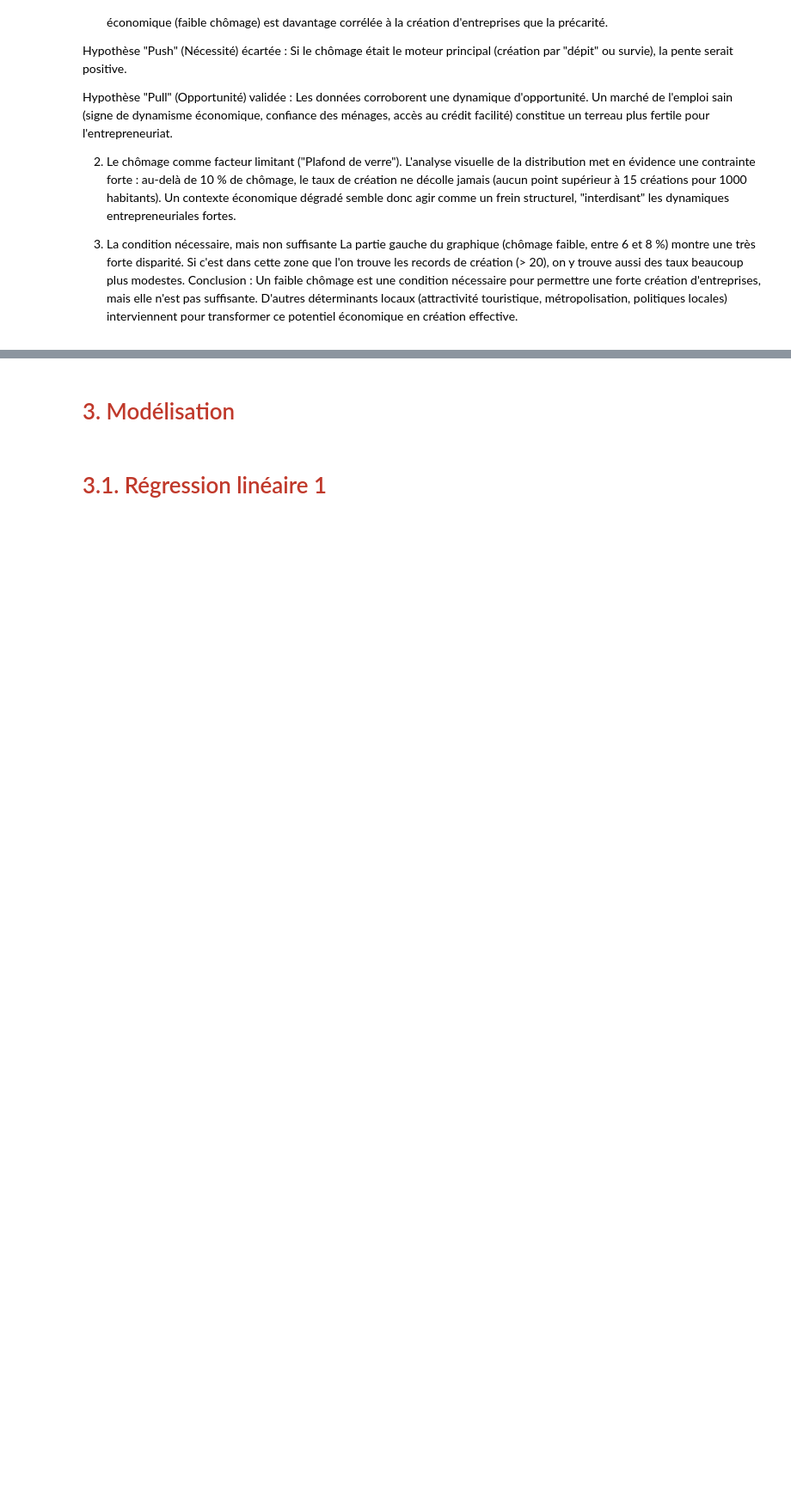
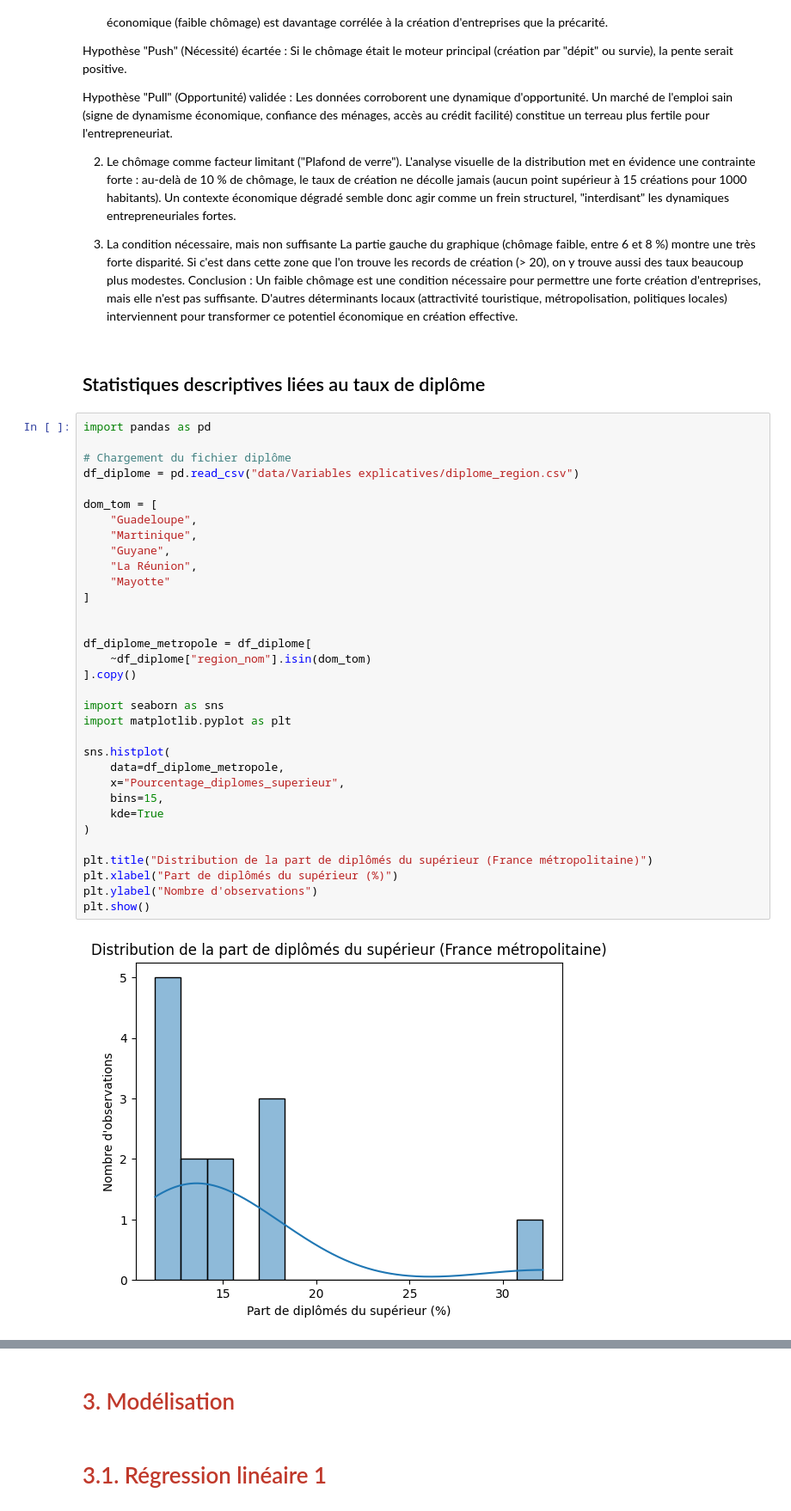
Before and after one commit to tristanczz/python_DS_2A, a Jupyter notebook: rendu_final.ipynb, the cells around one changed output, grey strips where cells are left out. Shown at 86% size. Saved outputs shown, nothing was run; the diff lists cells and outputs as text; blank space fills up the shorter version.

```diff
--- a/rendu_final.ipynb
+++ b/rendu_final.ipynb
@@ -165,3 +411,40 @@ Hypothèse "Pull" (Opportunité) validée : Les données corroborent une dynamiq
 2. Le chômage comme facteur limitant ("Plafond de verre"). L'analyse visuelle de la distribution met en évidence une contrainte forte : au-delà de 10 % de chômage, le taux de création ne décolle jamais (aucun point supérieur à 15 créations pour 1000 habitants). Un contexte économique dégradé semble donc agir comme un frein structurel, "interdisant" les dynamiques entrepreneuriales fortes.
 
 3. La condition nécessaire, mais non suffisante La partie gauche du graphique (chômage faible, entre 6 et 8 %) montre une très forte disparité. Si c'est dans cette zone que l'on trouve les records de création (> 20), on y trouve aussi des taux beaucoup plus modestes. Conclusion : Un faible chômage est une condition nécessaire pour permettre une forte création d'entreprises, mais elle n'est pas suffisante. D'autres déterminants locaux (attractivité touristique, métropolisation, politiques locales) interviennent pour transformer ce potentiel économique en création effective.
+# %% [markdown]
+## Statistiques descriptives liées au taux de diplôme
+# %%
+import pandas as pd
+
+# Chargement du fichier diplôme
+df_diplome = pd.read_csv("data/Variables explicatives/diplome_region.csv")
+
+dom_tom = [
+    "Guadeloupe",
+    "Martinique",
+    "Guyane",
+    "La Réunion",
+    "Mayotte"
+]
+
+
+df_diplome_metropole = df_diplome[
+    ~df_diplome["region_nom"].isin(dom_tom)
+].copy()
+
+import seaborn as sns
+import matplotlib.pyplot as plt
+
+sns.histplot(
+    data=df_diplome_metropole,
+    x="Pourcentage_diplomes_superieur",
+    bins=15,
+    kde=True
+)
+
+plt.title("Distribution de la part de diplômés du supérieur (France métropolitaine)")
+plt.xlabel("Part de diplômés du supérieur (%)")
+plt.ylabel("Nombre d'observations")
+plt.show()
+# %% [output]
+[figure, added]
```
Also changed, not shown: parts of 58 cells of this notebook, 5 other files.
